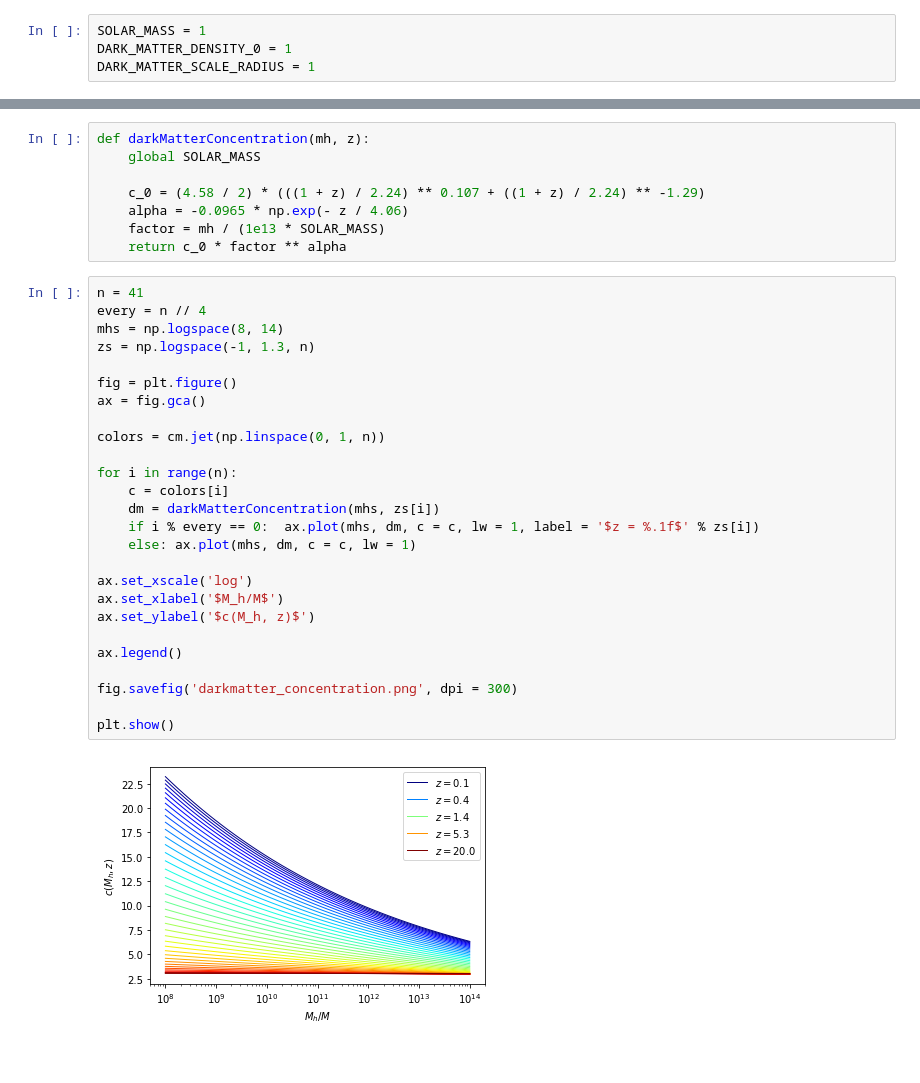
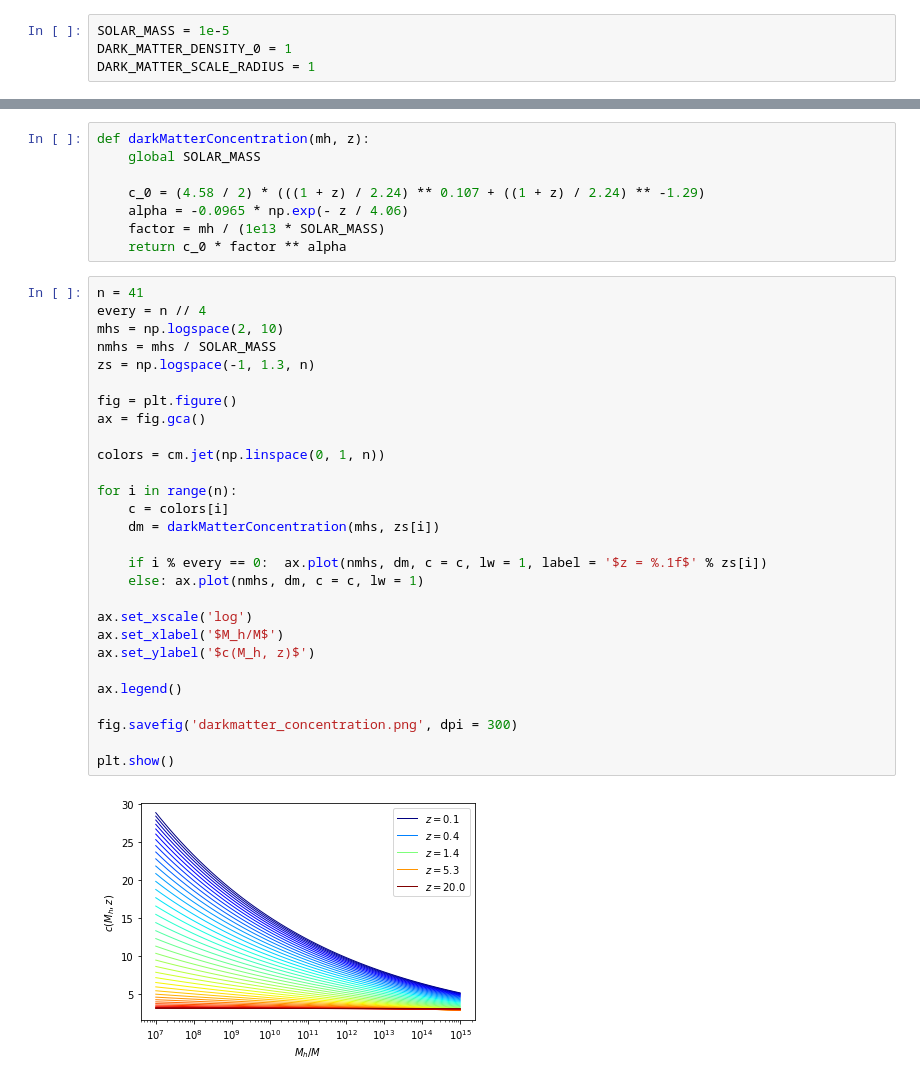
Before and after one commit to jsbarbosa/TesisFisica, a Jupyter notebook: Files/Week 3/BaseCase.ipynb, the cells around one changed output, grey strips where cells are left out. Cells and saved outputs as stored; diff of their text form.

```diff
--- a/Files/Week 3/BaseCase.ipynb
+++ b/Files/Week 3/BaseCase.ipynb
@@ -21,6 +75,6 @@ $$
 
 The host is modeled has a spherically symmetric potential composed of a dark matter halo and a baryonic profile.
 # %%
-SOLAR_MASS = 1
+SOLAR_MASS = 1e-5
 DARK_MATTER_DENSITY_0 = 1
 DARK_MATTER_SCALE_RADIUS = 1
@@ -97,28 +163,30 @@ def darkMatterConcentration(mh, z):
 # %%
 n = 41
 every = n // 4
-mhs = np.logspace(8, 14)
+mhs = np.logspace(2, 10)
+nmhs = mhs / SOLAR_MASS
 zs = np.logspace(-1, 1.3, n)
 
 fig = plt.figure()
 ax = fig.gca()
 
 colors = cm.jet(np.linspace(0, 1, n))
 
 for i in range(n):
     c = colors[i]
     dm = darkMatterConcentration(mhs, zs[i])
-    if i % every == 0:  ax.plot(mhs, dm, c = c, lw = 1, label = '$z = %.1f$' % zs[i])
-    else: ax.plot(mhs, dm, c = c, lw = 1)
+
+    if i % every == 0:  ax.plot(nmhs, dm, c = c, lw = 1, label = '$z = %.1f$' % zs[i])
+    else: ax.plot(nmhs, dm, c = c, lw = 1)
 
 ax.set_xscale('log')
 ax.set_xlabel('$M_h/M$')
 ax.set_ylabel('$c(M_h, z)$')
 
 ax.legend()
 
 fig.savefig('darkmatter_concentration.png', dpi = 300)
 
 plt.show()
 # %% [output]
-[figure, old version]
+[figure, new version]
```
Also changed, not shown: parts of 19 cells of this notebook, 32 other files.
